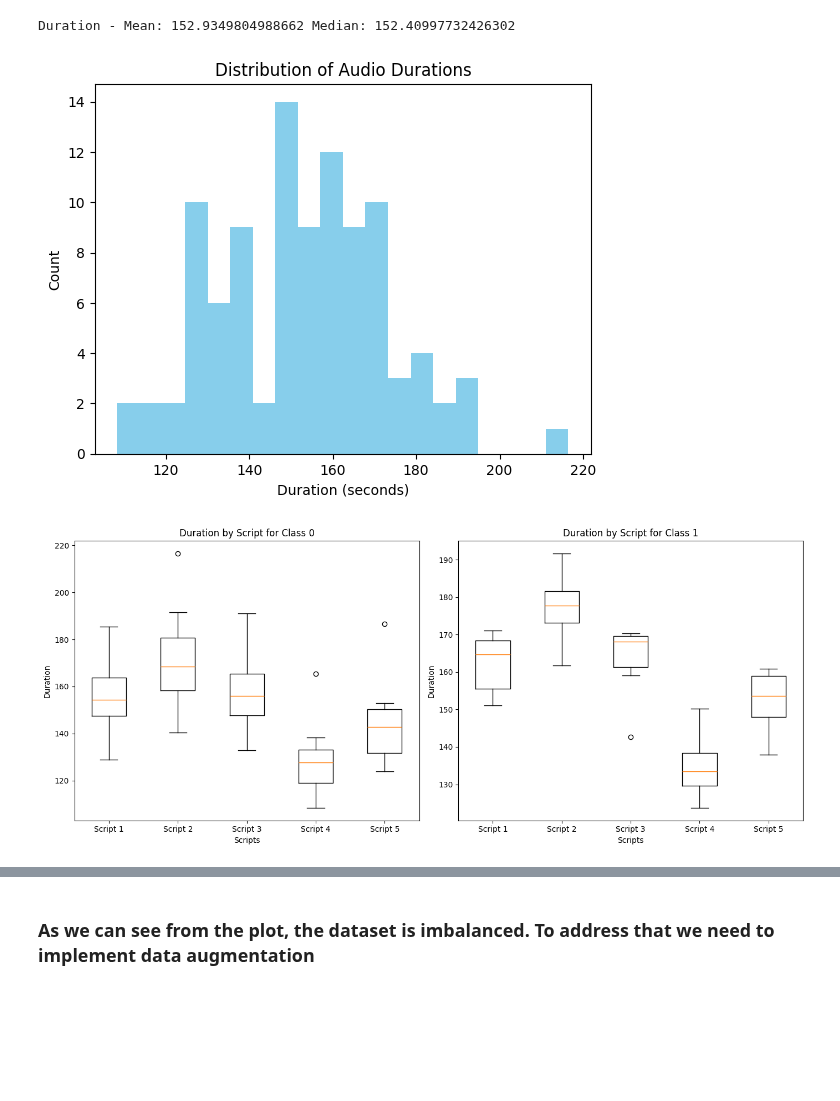
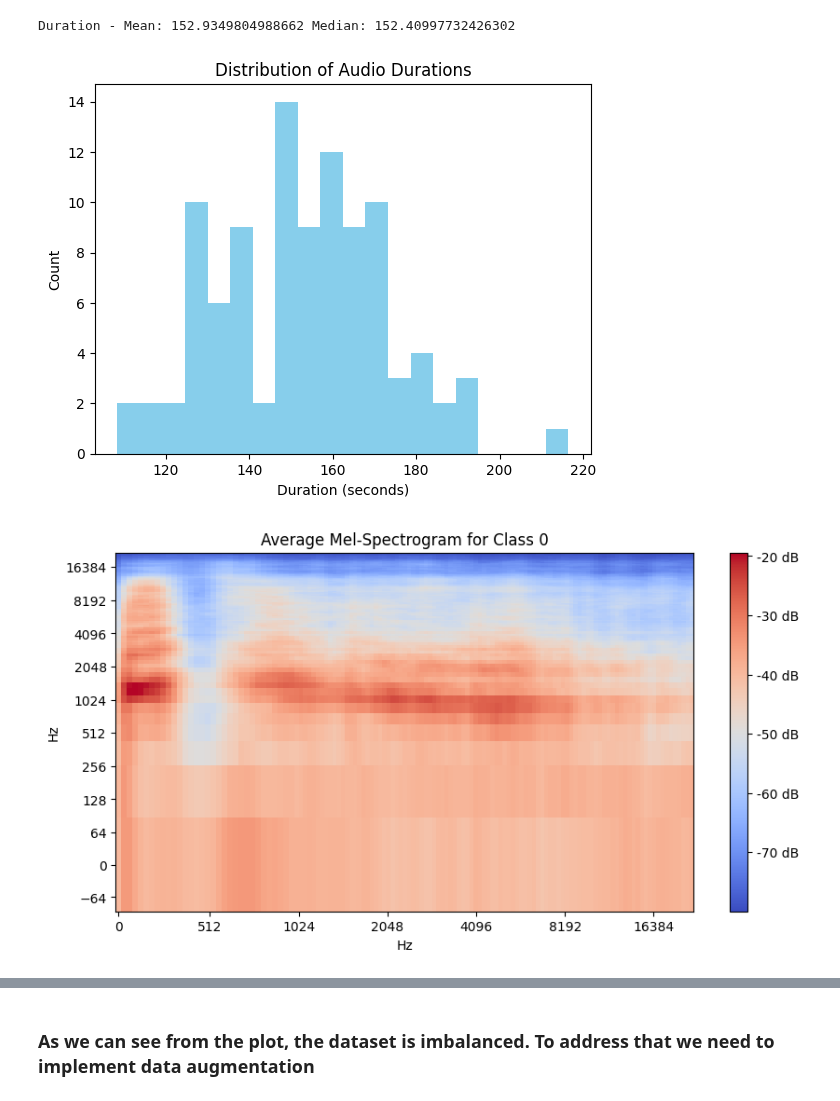
Before and after one commit to YouRekt/ML-intro, a Jupyter notebook: eda.ipynb, the cells around one changed output, grey strips where cells are left out. Saved outputs shown, nothing was run; the diff lists cells and outputs as text; code cells hidden in the pictures; blank space fills up the shorter version.

```diff
--- a/eda.ipynb
+++ b/eda.ipynb
@@ -8,77 +9,90 @@ import pandas as pd
 # %%
 classes = ['class_0','class_1']
 class_1_speakers = ['f1','f7','f8','m3','m6','m8']
-filepath = 'daps/cleanraw'
+filepath = 'C:/Users/Mateusz/Downloads/daps/daps/cleanraw'
 # %%
-def EDA():
+def count_and_plot_speakers(filepath, class_1_speakers):
     data = []
+    class_0_spectrograms = []
+    class_1_spectrograms = []
 
     for file in os.listdir(filepath):
-        audio, sr = librosa.load(os.path.join(filepath, file),sr=None)
+        audio, sr = librosa.load(os.path.join(filepath, file), sr=None)
         trimmed, _ = librosa.effects.trim(audio, top_db=20)
+        S = librosa.feature.melspectrogram(y=trimmed, sr=sr)
+        S_dB = librosa.power_to_db(S, ref=np.max)
 
-        data.append({'script': file.split("_")[1], 'speaker': file.split('_')[0], 'class': 'class_1' if file.split('_')[0] in class_1_speakers else 'class_0', 'duration': librosa.get_duration(y=trimmed, sr=sr),'sample rate': sr})
+        if file.split('_')[0] in class_1_speakers:
+            class_1_spectrograms.append(S_dB)
+        else:
+            class_0_spectrograms.append(S_dB)
 
+        data.append({
+            'script': file.split("_")[1],
+            'speaker': file.split('_')[0],
+            'class': 'class_1' if file.split('_')[0] in class_1_speakers else 'class_0',
+            'duration': librosa.get_duration(y=trimmed, sr=sr),
+            'sample rate': sr
+        })
 
     # Plotting
     df = pd.DataFrame(data)
+    classes = df['class'].unique()
 
     plt.bar(classes, df['class'].value_counts(), color=['blue', 'orange'])
     plt.xlabel('Classes')
     plt.ylabel('Number of Audio Files')
     plt.title('Number of Audio Files for Speakers in Each Class')
-
     plt.show()
 
     print("Duration - Mean:", np.mean(df['duration']), "Median:", np.median(df['duration']))
 
     # Plot duration distribution
     plt.hist(df['duration'], bins=20, color='skyblue')
     plt.xlabel('Duration (seconds)')
     plt.ylabel('Count')
     plt.title('Distribution of Audio Durations')
     plt.show()
 
-    plt.figure(figsize=(14, 6))
+    # Determine minimum length for spectrograms
+    min_length = min(
+        min(len(s) for s in class_0_spectrograms) if class_0_spectrograms else float('inf'),
+        min(len(s) for s in class_1_spectrograms) if class_1_spectrograms else float('inf')
+    )
 
-    # Boxplot for class_0
-    plt.subplot(1, 2, 1)
-    plt.boxplot([
-        df[(df['script'] == 'script1') & (df['class'] == 'class_0')]['duration'],
-        df[(df['script'] == 'script2') & (df['class'] == 'class_0')]['duration'],
-        df[(df['script'] == 'script3') & (df['class'] == 'class_0')]['duration'],
-        df[(df['script'] == 'script4') & (df['class'] == 'class_0')]['duration'],
-        df[(df['script'] == 'script5') & (df['class'] == 'class_0')]['duration']
-    ])
-    plt.title('Duration by Script for Class 0')
-    plt.xlabel('Scripts')
-    plt.ylabel('Duration')
-    plt.xticks([1, 2, 3, 4, 5], ['Script 1', 'Script 2', 'Script 3', 'Script 4', 'Script 5'])
+    # Ensure all spectrograms are the same length by trimming or padding
+    class_0_spectrograms = [s[:, :min_length] for s in class_0_spectrograms]
+    class_1_spectrograms = [s[:, :min_length] for s in class_1_spectrograms]
 
+    # Calculate mean spectrogram across samples in each class
+    mean_class_0 = np.mean(np.array(class_0_spectrograms), axis=0)
+    mean_class_1 = np.mean(np.array(class_1_spectrograms), axis=0)
 
-    # Boxplot for class_1
-    plt.subplot(1, 2, 2)
-    plt.boxplot([
-        df[(df['script'] == 'script1') & (df['class'] == 'class_1')]['duration'],
-        df[(df['script'] == 'script2') & (df['class'] == 'class_1')]['duration'],
-        df[(df['script'] == 'script3') & (df['class'] == 'class_1')]['duration'],
-        df[(df['script'] == 'script4') & (df['class'] == 'class_1')]['duration'],
-        df[(df['script'] == 'script5') & (df['class'] == 'class_1')]['duration']
-    ])
-    plt.title('Duration by Script for Class 1')
-    plt.xlabel('Scripts')
-    plt.ylabel('Duration')
-    plt.xticks([1, 2, 3, 4, 5], ['Script 1', 'Script 2', 'Script 3', 'Script 4', 'Script 5'])
-
-    plt.tight_layout()  # Adjust layout
+    # Plot average loudness across frequencies for each class
+    plt.figure(figsize=(10, 5))
+    librosa.display.specshow(mean_class_0, sr=sr, x_axis='mel', y_axis='log', cmap='coolwarm')
+    plt.colorbar(format='%+2.0f dB')
+    plt.title('Average Mel-Spectrogram for Class 0')
     plt.show()
 
-    print(df['sample rate'].describe())
+    plt.figure(figsize=(10, 5))
+    librosa.display.specshow(mean_class_1, sr=sr, x_axis='mel', y_axis='log', cmap='coolwarm')
+    plt.colorbar(format='%+2.0f dB')
+    plt.title('Average Mel-Spectrogram for Class 1')
+    plt.show()
 
+    # Create box plots
+    plt.figure(figsize=(12, 6))
+    plt.boxplot(df['duration'].groupby(df['class']).apply(list), labels=classes)
+    plt.title('Duration Comparison by Script and Class')
+    plt.ylabel('Duration')
+    plt.xlabel('Script')
+    plt.legend(title='Class')
+    plt.show()
 
-EDA()
+count_and_plot_speakers(filepath, class_1_speakers)
 # %% [output]
 [figure]
 Duration - Mean: 152.9349804988662 Median: 152.40997732426302
 [figure]
-[figure, old version]
+[figure, new version]
```
Also changed, not shown: parts of 7 cells of this notebook.
